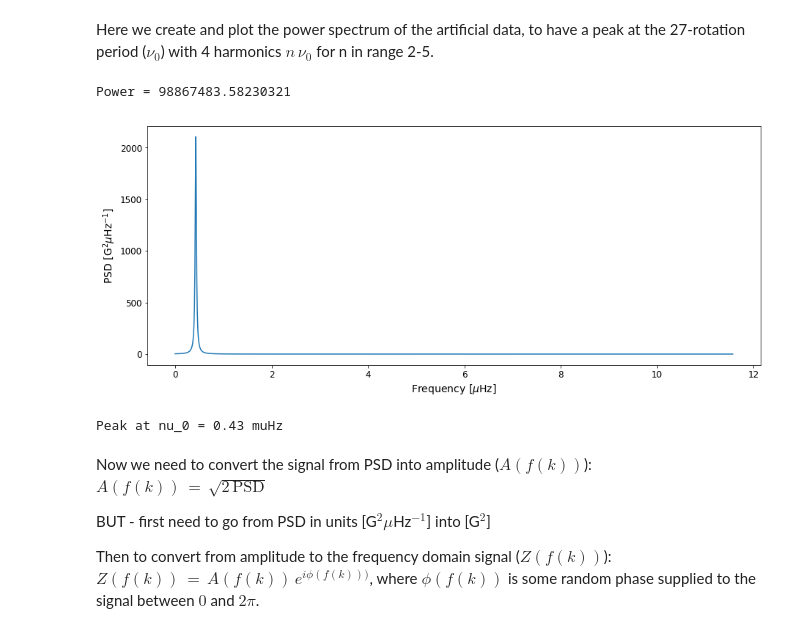
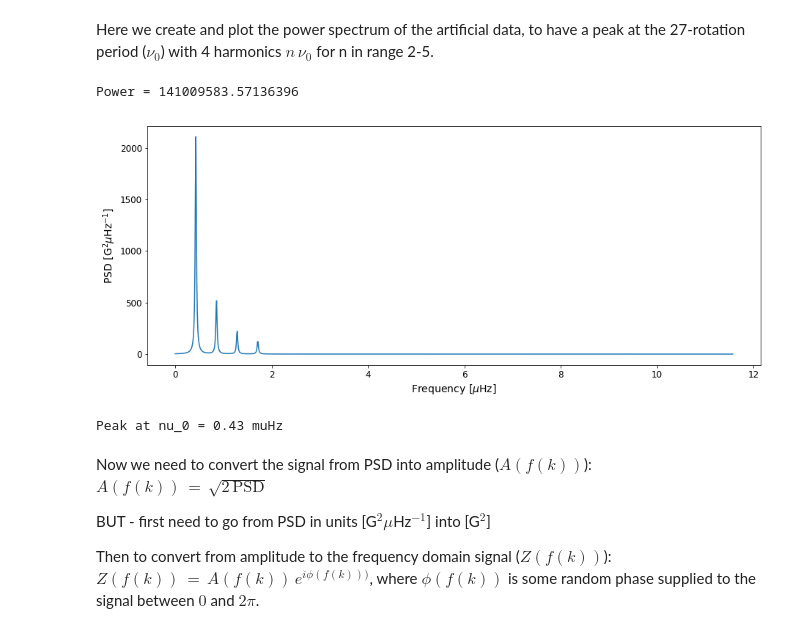
Before and after one commit to exr007/GP_test, a Jupyter notebook: GP_test.ipynb, the cells around one changed output. Saved outputs shown, nothing was run; the diff lists cells and outputs as text; code cells hidden in the pictures.

```diff
--- a/GP_test.ipynb
+++ b/GP_test.ipynb
@@ -16,27 +16,27 @@ Here we create and plot the power spectrum of the artificial data, to have a pea
 # %%
 dx = 0.01 # Resolution 0.01 muHz (1158 days ~= 3 yrs)
 x = np.arange(0, (1*1e6/(3600*24)), dx) # Nyquist = 1 day
 x_0 = (1e6/(3600*24*27)) # Central frequency of fundamental peak (i.e. 27-day peak ~= 0.43 muHz)
 A = 10 # Amplitude of fundamental peak [G]
 width = 0.03 # Width [muHz]
 
-powers = [single_lorentzian(x, x_0, A, width, i) for i in np.arange(1,2)] # Create peak(s)
+powers = [single_lorentzian(x, x_0, A, width, i) for i in np.arange(1,5)] # Create peak(s)
 powers = np.sum(powers, axis=0) # Sum single peak(s) together into one power spectrum
 print("Power = %s"%(np.sum(powers * dx * 1e6)))
 powers = powers + 1 # Add a bkgnd level of 1
 
 # Plot peaks
 fig, ax = plt.subplots(figsize=(15,6))
 ax.set_xlabel('Frequency [$\mu$Hz]', fontsize=14)
 ax.set_ylabel('PSD [G$^2$$\mu$Hz$^{-1}$]', fontsize=14)
 ax.tick_params(labelsize=12)
 ax.plot(x, powers)
 plt.show()
 
 print("Peak at nu_0 = %s muHz"%x[np.argmax(powers)])
 # %% [output]
-Power = 98867483.58230321
+Power = 141009583.57136396
-[figure, old version]
+[figure, new version]
 Peak at nu_0 = 0.43 muHz
 # %% [markdown]
 Now we need to convert the signal from PSD into amplitude ($A(f(k))$): $A(f(k)) \, = \, \sqrt{2 \,\mathrm{PSD}}$
```
Also changed, not shown: parts of 7 cells of this notebook.
